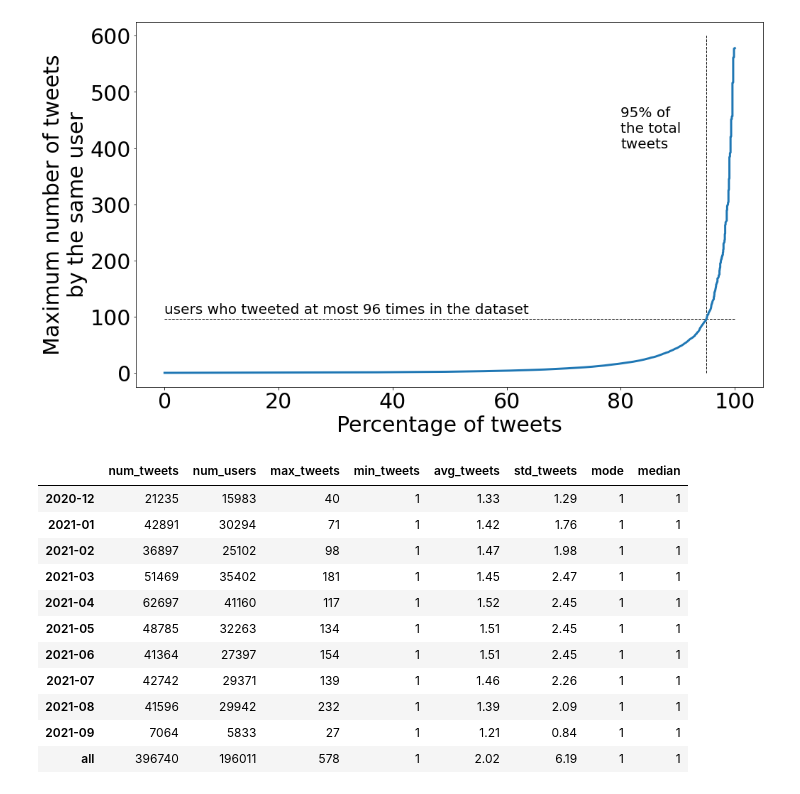
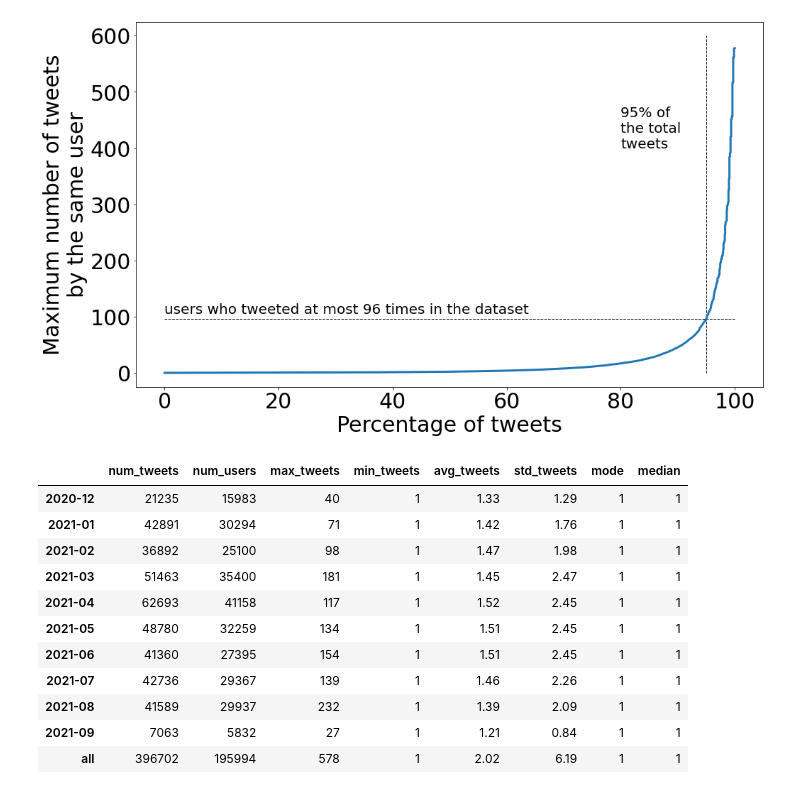
Before and after one commit to AilabUdineGit/covid-vaccines-tools, a Jupyter notebook: plots/PLOT_tweets_per_user.ipynb, the cells around one changed output. Cells and saved outputs as stored; diff of their text form; code cells hidden in the pictures.

```diff
--- a/plots/PLOT_tweets_per_user.ipynb
+++ b/plots/PLOT_tweets_per_user.ipynb
@@ -12,11 +10,24 @@ df = df[df.created_at < "2021-09-07"]
+# %%
+df = None
+for ym in ["2020-12"] + [f"2021-0{k}" for k in range(1,10)]:
+    tmp = pd.read_csv(f"../data/{ym}.csv")
+    if df is None:
+        df = tmp
+    else:
+        df = pd.concat((df, tmp))
+
+for col_name in ["entities", "sentiment_value", "vaccines"]:
+    df[col_name] = df[col_name].apply(lambda x: literal_eval(x) if not pd.isna(x) else x)
+df.reset_index(drop=True, inplace=True)
+df = df[df.created_at < "2021-09-07"]
 # %%
 plt.rcParams.update({'font.size': 30})
 plt.rcParams['axes.ymargin'] = 0.003
 
 plt.figure(figsize=(20,9))
 
-x = df.groupby("user_name").count().tweet_id.sort_values()
-num_users = len(df.groupby("user_name"))
+x = df.groupby("user_id").count().tweet_id.sort_values()
+num_users = len(df.groupby("user_id"))
 
 x.plot(
     kind="hist",
@@ -86,40 +97,40 @@ for ym, d in tmp:
     l.append(
         (
             len(d.tweet_id.unique()),
             len(d.user_id.unique()),
             x.max(),
             x.min(),
             x.mean(),
             x.std(),
             x.mode()[0],
             x.iloc[len(x)//2],
         )
     )
 x = df.groupby("user_id").count().tweet_id.sort_values()
 l.append(
     (
         len(df.tweet_id.unique()),
         len(df.user_id.unique()),
         x.max(),
         x.min(),
         x.mean(),
         x.std(),
         x.mode()[0],
         x.iloc[len(x)//2],
     )
 )
-l = pd.DataFrame(l, index=list(tmp.groups)4+["all"], columns=["num_tweets", "num_users", "max_tweets", "min_tweets", "avg_tweets", "std_tweets", "mode", "median"])
+l = pd.DataFrame(l, index=list(tmp.groups)+["all"], columns=["num_tweets", "num_users", "max_tweets", "min_tweets", "avg_tweets", "std_tweets", "mode", "median"])
 l.round(2)
 # %% [output]
 |  | num_tweets | num_users | max_tweets | min_tweets | avg_tweets | std_tweets | mode | median |
 | 2020-12 | 21235 | 15983 | 40 | 1 | 1.33 | 1.29 | 1 | 1 |
 | 2021-01 | 42891 | 30294 | 71 | 1 | 1.42 | 1.76 | 1 | 1 |
-| 2021-02 | 36897 | 25102 | 98 | 1 | 1.47 | 1.98 | 1 | 1 |
-| 2021-03 | 51469 | 35402 | 181 | 1 | 1.45 | 2.47 | 1 | 1 |
-| 2021-04 | 62697 | 41160 | 117 | 1 | 1.52 | 2.45 | 1 | 1 |
-| 2021-05 | 48785 | 32263 | 134 | 1 | 1.51 | 2.45 | 1 | 1 |
-| 2021-06 | 41364 | 27397 | 154 | 1 | 1.51 | 2.45 | 1 | 1 |
-| 2021-07 | 42742 | 29371 | 139 | 1 | 1.46 | 2.26 | 1 | 1 |
-| 2021-08 | 41596 | 29942 | 232 | 1 | 1.39 | 2.09 | 1 | 1 |
-| 2021-09 | 7064 | 5833 | 27 | 1 | 1.21 | 0.84 | 1 | 1 |
-| all | 396740 | 196011 | 578 | 1 | 2.02 | 6.19 | 1 | 1 |
+| 2021-02 | 36892 | 25100 | 98 | 1 | 1.47 | 1.98 | 1 | 1 |
+| 2021-03 | 51463 | 35400 | 181 | 1 | 1.45 | 2.47 | 1 | 1 |
+| 2021-04 | 62693 | 41158 | 117 | 1 | 1.52 | 2.45 | 1 | 1 |
+| 2021-05 | 48780 | 32259 | 134 | 1 | 1.51 | 2.45 | 1 | 1 |
+| 2021-06 | 41360 | 27395 | 154 | 1 | 1.51 | 2.45 | 1 | 1 |
+| 2021-07 | 42736 | 29367 | 139 | 1 | 1.46 | 2.26 | 1 | 1 |
+| 2021-08 | 41589 | 29937 | 232 | 1 | 1.39 | 2.09 | 1 | 1 |
+| 2021-09 | 7063 | 5832 | 27 | 1 | 1.21 | 0.84 | 1 | 1 |
+| all | 396702 | 195994 | 578 | 1 | 2.02 | 6.19 | 1 | 1 |
```
Also changed, not shown: parts of 3 cells of this notebook, 6 other files.
